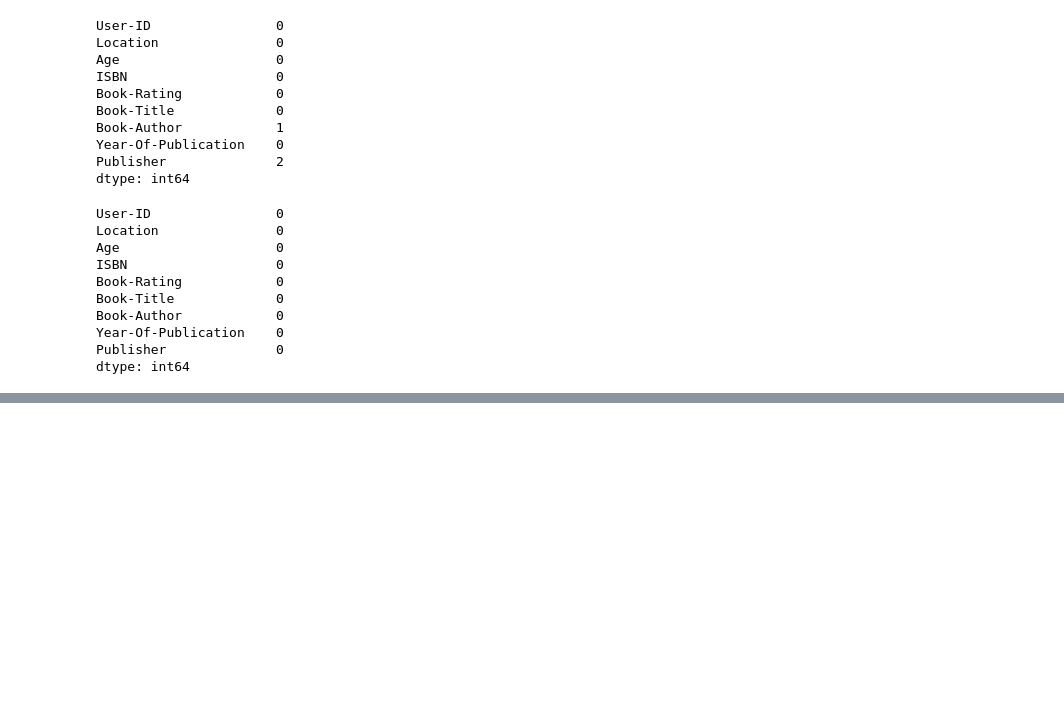
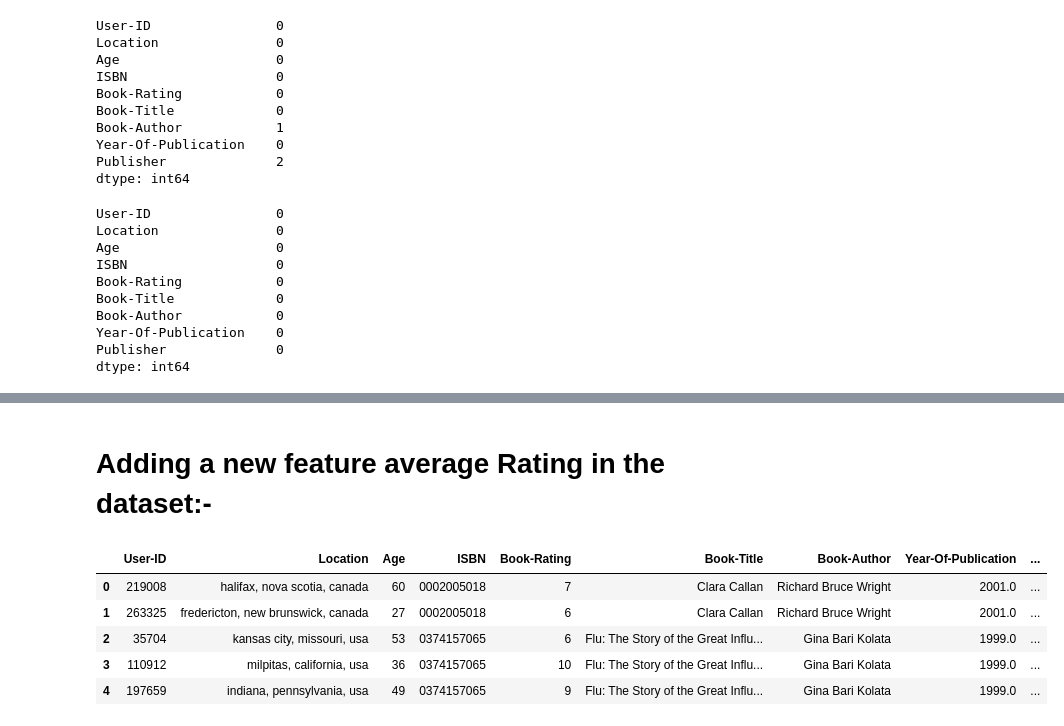
Before and after one commit to 20481A05F0/Book_Recommendation_System, a Jupyter notebook: Individual_Book_Recommendation_System.ipynb, the cells around one changed output, grey strips where cells are left out. Cells and saved outputs as stored; diff of their text form; code cells hidden in the pictures; blank space fills up the shorter version.

```diff
--- a/Individual_Book_Recommendation_System.ipynb
+++ b/Individual_Book_Recommendation_System.ipynb
@@ -389,4 +387,7 @@ df_final.shape, df_new.shape
 # %%
+# Storing the value counts of User-ID's in a new variable named counts1
 counts1 = df_new['User-ID'].value_counts()
-df1= df_new[df_new['User-ID'].isin(counts1[counts1 >= 10].index)].reset_index()
+
+# Removing the User-ID's which have rated less than 10 books.
+df1= df_new[df_new['User-ID'].isin(counts1[counts1 >= 15].index)].reset_index()
 df1.drop(columns='index', inplace=True)
@@ -435,0 +410,2 @@ df_new.drop(columns=['ISBN',	'Book-Author',	'Year-Of-Publication',	'Publisher','
+# %% [markdown]
+# **Adding a new feature average Rating in the dataset:-**
@@ -435,0 +425,9 @@ df_new.drop(columns=['ISBN',	'Book-Author',	'Year-Of-Publication',	'Publisher','
+# %%
+df1.head()
+# %% [output]
+|  | User-ID | Location | Age | ISBN | Book-Rating | Book-Title | Book-Author | Year-Of-Publication | ... |
+| 0 | 219008 | halifax, nova scotia, canada | 60 | 0002005018 | 7 | Clara Callan | Richard Bruce Wright | 2001.0 | ... |
+| 1 | 263325 | fredericton, new brunswick, canada | 27 | 0002005018 | 6 | Clara Callan | Richard Bruce Wright | 2001.0 | ... |
+| 2 | 35704 | kansas city, missouri, usa | 53 | 0374157065 | 6 | Flu: The Story of the Great Influ... | Gina Bari Kolata | 1999.0 | ... |
+| 3 | 110912 | milpitas, california, usa | 36 | 0374157065 | 10 | Flu: The Story of the Great Influ... | Gina Bari Kolata | 1999.0 | ... |
+| 4 | 197659 | indiana, pennsylvania, usa | 49 | 0374157065 | 9 | Flu: The Story of the Great Influ... | Gina Bari Kolata | 1999.0 | ... |
```
Also changed, not shown: parts of 80 cells of this notebook.
